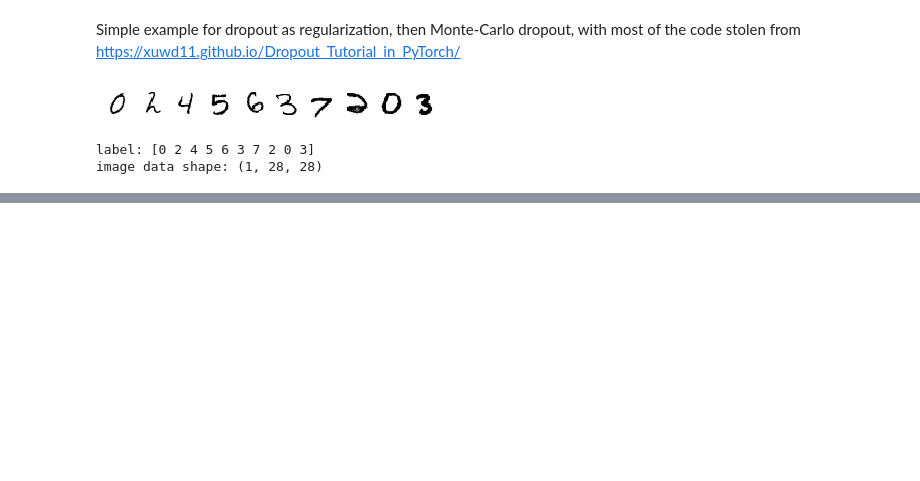
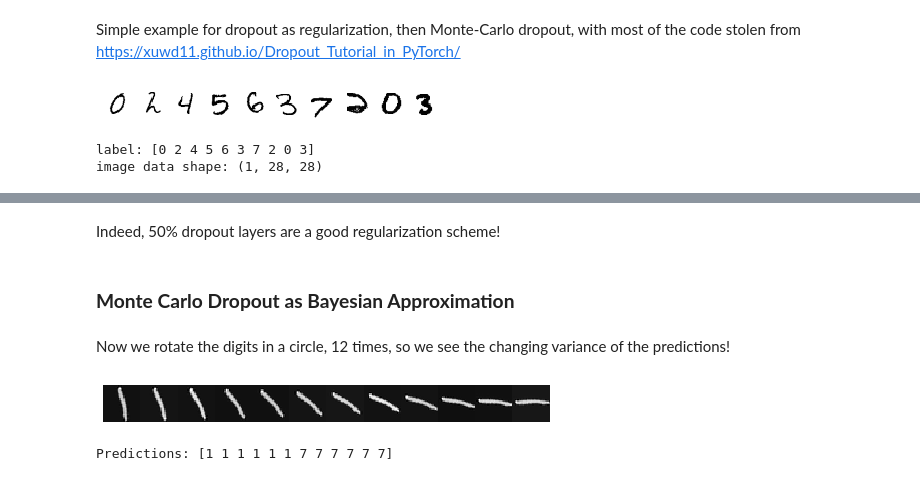
Before and after one commit to WolfgangWaltenberger/winterschool, a Jupyter notebook: MCDropout.ipynb, the cells around one changed output, grey strips where cells are left out. Drawn from its saved outputs; the diff is of its cells as text; code cells hidden in the pictures; blank space fills up the shorter version.

```diff
--- a/MCDropout.ipynb
+++ b/MCDropout.ipynb
@@ -165,0 +196,24 @@ FileNotFoundError: ignored
+# %% [markdown]
+Indeed, 50% dropout layers are a good regularization scheme!
+# %% [markdown]
+### **Monte Carlo Dropout as Bayesian Approximation**
+# %% [markdown]
+Now we rotate the digits in a circle, 12 times, so we see the changing variance of the predictions!
+# %%
+testloader = torch.utils.data.DataLoader(testset, batch_size=len(testset), shuffle=False)
+X_test, y_test = iter(testloader).next()
+X_test = X_test.numpy()
+X1 = np.array([rotate(X_test[9978].squeeze(), i, reshape=False) for i in range(50, 130, 7)])
+X1 = X1.reshape(X1.shape[0], 1, X1.shape[1], X1.shape[2])
+
+plt.figure(figsize=(8, 1))
+
+gs = gridspec.GridSpec(1, 12)
+gs.update(wspace=0, hspace=0)
+
+for i in range(len(X1)):
+    plt.subplot(gs[i])
+    plt.imshow(X1.squeeze()[i], cmap='gray');
+    plt.axis('off');
+# %% [output]
+[figure, added]
@@ -165,0 +238,6 @@ FileNotFoundError: ignored
+# %%
+model = lenet1_models[1]
+y1_pred, y1_si, y1_so = predict(model, torch.from_numpy(X1))
+print('Predictions: {}'.format(y1_pred))
+# %% [output]
+Predictions: [1 1 1 1 1 1 7 7 7 7 7 7]
```
Also changed, not shown: parts of 7 cells of this notebook.
